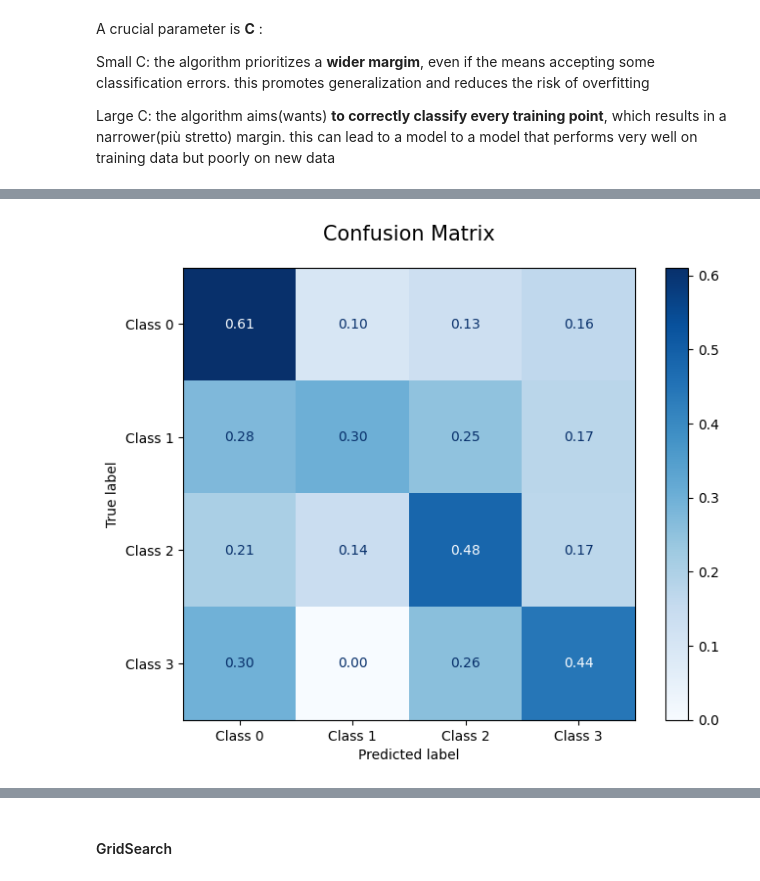
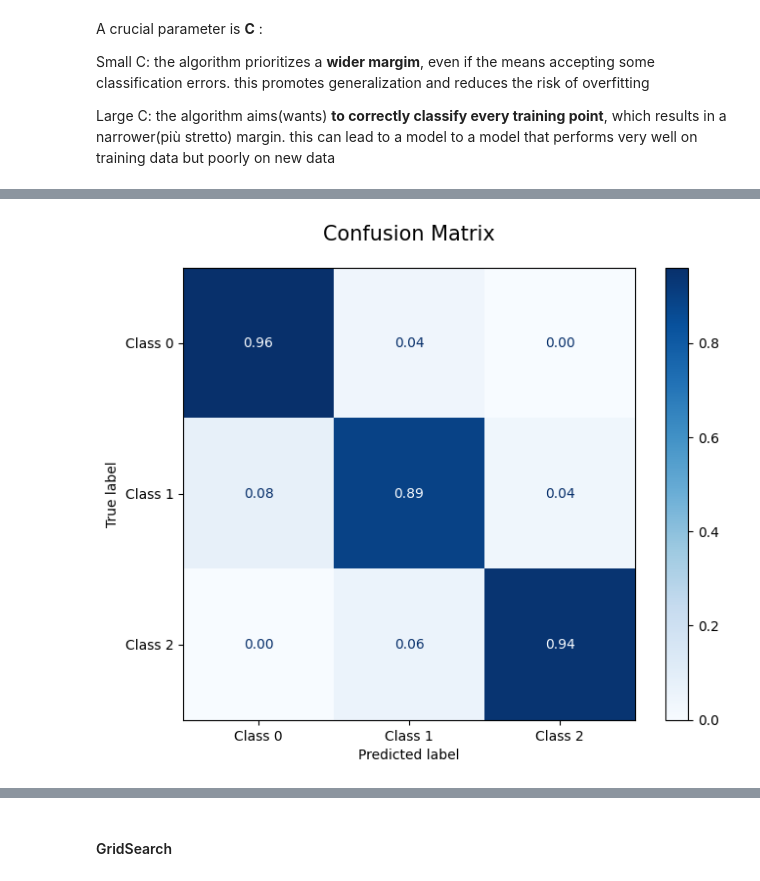
Before and after one commit to kilomo12/Data_Mining_project2, a Jupyter notebook: Support_vector_machine.ipynb, the cells around one changed output, grey strips where cells are left out. Saved outputs shown, nothing was run; the diff lists cells and outputs as text; code cells hidden in the pictures.

```diff
--- a/Support_vector_machine.ipynb
+++ b/Support_vector_machine.ipynb
@@ -73,0 +59,26 @@ Shape y: (8460,)
+# %%
+def encoder_labels_categoriques(df):
+    """
+    Prend un DataFrame en entrée, convertit les variables catégoriques
+    en nombres entiers (0, 1, 2, 3...) dans la même colonne, et retourne le DataFrame.
+    """
+    # 1. Copier le dataset pour éviter de modifier l'original
+    df_encode = df.copy()
+
+    # 2. Identifier les colonnes contenant du texte
+    colonnes_categoriques = df_encode.select_dtypes(include=['object', 'category']).columns.tolist()
+
+    if not colonnes_categoriques:
+        print("Aucune colonne catégorique trouvée.")
+        return df_encode
+
+    # 3. Remplacer le texte par des codes numériques
+    for colonne in colonnes_categoriques:
+        # Convertit en type catégorie, puis récupère les codes numériques
+        df_encode[colonne] = df_encode[colonne].astype('category').cat.codes
+
+    return df_encode
+# %%
+df = encoder_labels_categoriques(df)
+# %%
+df.drop(columns=["PCIAT-PCIAT_Total", "sii"], inplace=True)
@@ -74,3 +115,6 @@ Shape y: (8460,)
+# %%
+# I merge class 2 and 3 into a single class (class 2)
+y = np.where(y == 3, 2, y)
 # %% [markdown]
 ### Data Partitioning
 # %%
@@ -189,25 +231,25 @@ weighted avg       0.69      0.54      0.59      2538
 # %%
 # 1. Crea la figura
 fig, ax = plt.subplots(figsize=(8, 6))
 
 # 2. Usa 'normalize=true' per vedere le percentuali per riga
 # Usiamo 'Blues' o 'Viridis' per una migliore leggibilità
 disp = ConfusionMatrixDisplay.from_predictions(
     y_test,
     y_pred,
-    display_labels=["Class 0", "Class 1", "Class 2", "Class 3"], # Opzionale: nomi reali
+    display_labels=["Class 0", "Class 1", "Class 2"], # Opzionale: nomi reali
     cmap=plt.cm.Blues,
     normalize='true',
     ax=ax,
     values_format='.2f' # Mostra solo 2 decimali
 )
 
 # 3. Personalizzazione estetica
 ax.set_title("Confusion Matrix", fontsize=15, pad=20)
 plt.grid(False) # Rimuove linee fastidiose se presenti
 plt.show()
 # %% [output]
-[figure, old version]
+[figure, new version]
 # %%
 clf = LinearSVC(C=100.0, random_state=42)
 clf.fit(X_train_sel, y_train_resampled)
```
Also changed, not shown: parts of 85 cells of this notebook, 1 other file.
